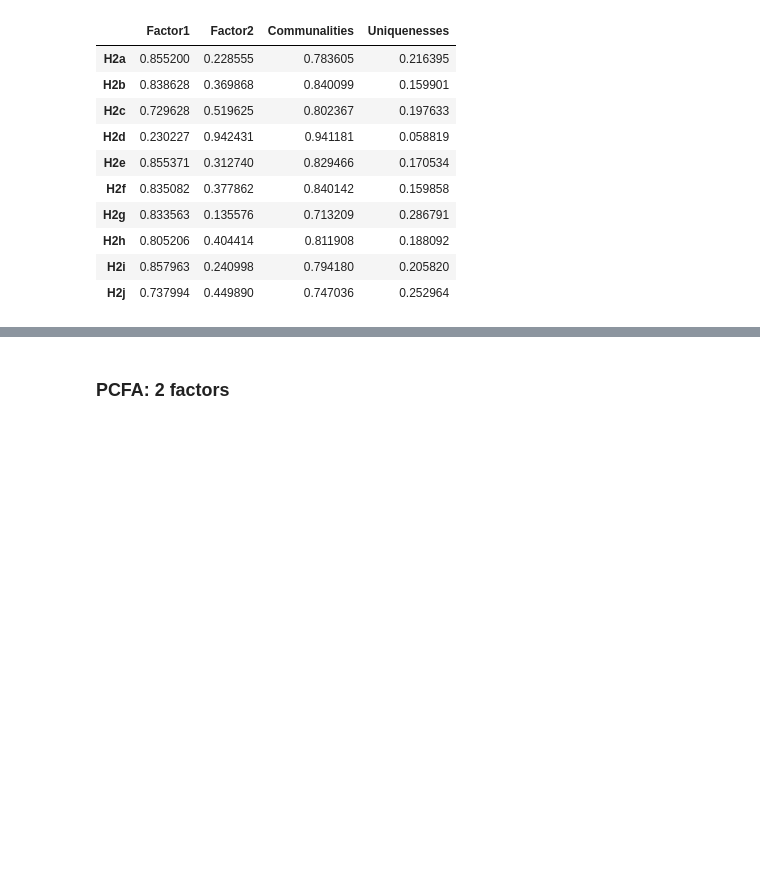
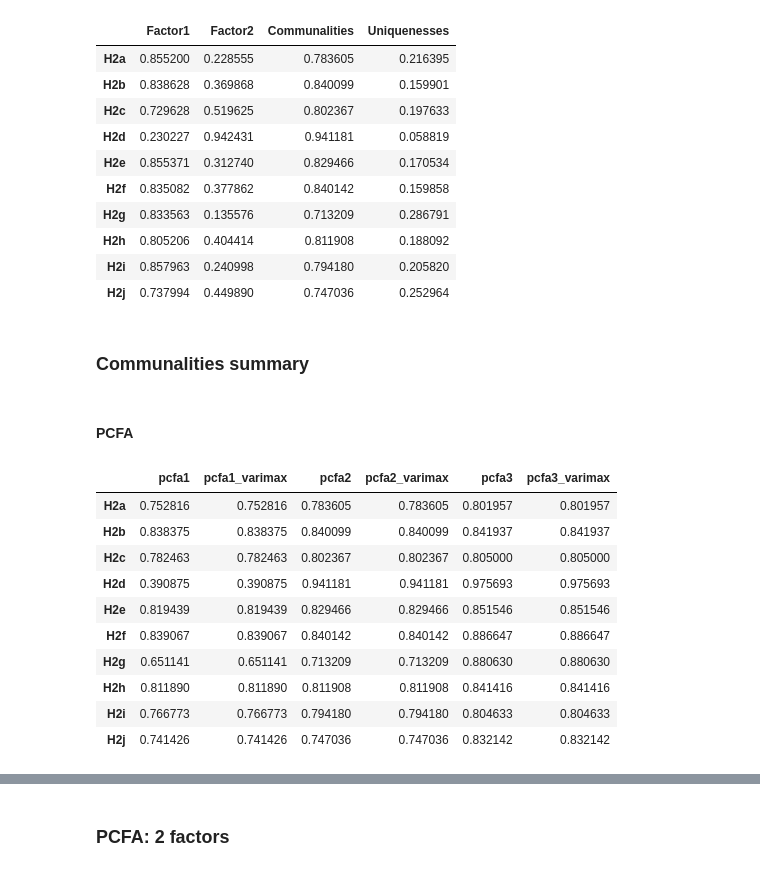
Before and after one commit to lihanwen1017769643/stat4799, a Jupyter notebook: py/4_FA.ipynb, the cells around one changed output, grey strips where cells are left out. Saved outputs shown, nothing was run; the diff lists cells and outputs as text; code cells hidden in the pictures; blank space fills up the shorter version.

```diff
--- a/py/4_FA.ipynb
+++ b/py/4_FA.ipynb
@@ -199,3 +201,7 @@ pc_result[3]
 | H2h | 0.805206 | 0.404414 | 0.811908 | 0.188092 |
 | H2i | 0.857963 | 0.240998 | 0.794180 | 0.205820 |
 | H2j | 0.737994 | 0.449890 | 0.747036 | 0.252964 |
+# %% [markdown]
+### Communalities summary
+# %% [markdown]
+#### PCFA
@@ -201,0 +216,14 @@ pc_result[3]
+# %%
+communalities_pc
+# %% [output]
+|  | pcfa1 | pcfa1_varimax | pcfa2 | pcfa2_varimax | pcfa3 | pcfa3_varimax |
+| H2a | 0.752816 | 0.752816 | 0.783605 | 0.783605 | 0.801957 | 0.801957 |
+| H2b | 0.838375 | 0.838375 | 0.840099 | 0.840099 | 0.841937 | 0.841937 |
+| H2c | 0.782463 | 0.782463 | 0.802367 | 0.802367 | 0.805000 | 0.805000 |
+| H2d | 0.390875 | 0.390875 | 0.941181 | 0.941181 | 0.975693 | 0.975693 |
+| H2e | 0.819439 | 0.819439 | 0.829466 | 0.829466 | 0.851546 | 0.851546 |
+| H2f | 0.839067 | 0.839067 | 0.840142 | 0.840142 | 0.886647 | 0.886647 |
+| H2g | 0.651141 | 0.651141 | 0.713209 | 0.713209 | 0.880630 | 0.880630 |
+| H2h | 0.811890 | 0.811890 | 0.811908 | 0.811908 | 0.841416 | 0.841416 |
+| H2i | 0.766773 | 0.766773 | 0.794180 | 0.794180 | 0.804633 | 0.804633 |
+| H2j | 0.741426 | 0.741426 | 0.747036 | 0.747036 | 0.832142 | 0.832142 |
```
Also changed, not shown: parts of 5 cells of this notebook.
